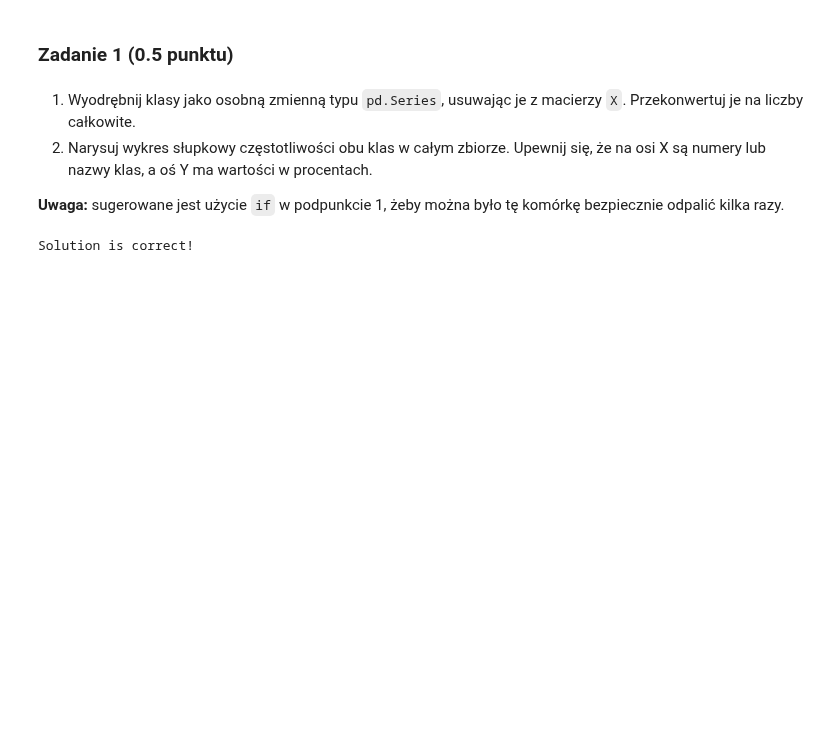
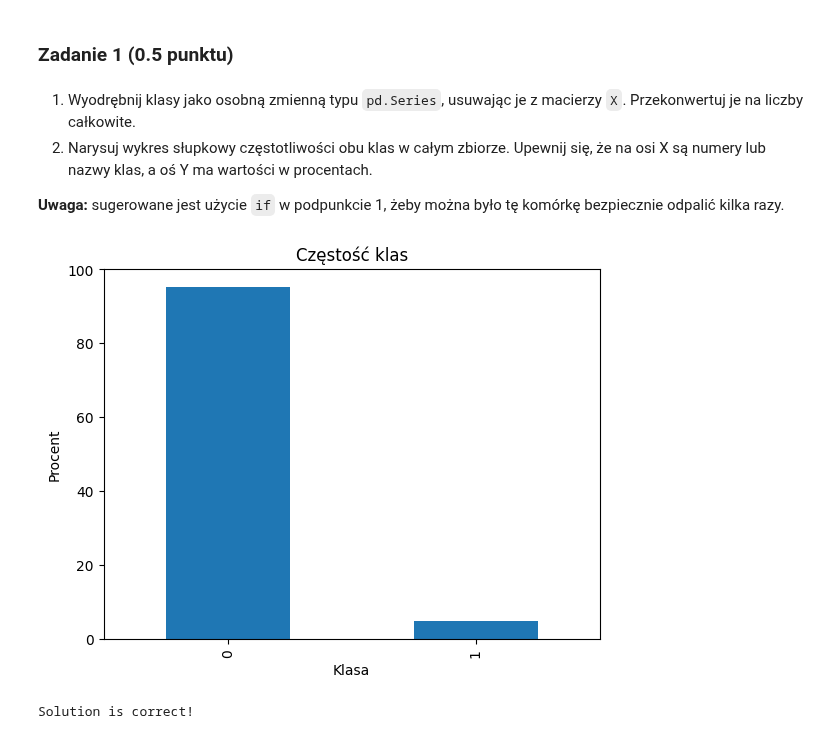
Before and after one commit to igorpie1705/sztuczna-inteligencja, a Jupyter notebook: lab2/lab_2.ipynb, the cells around one changed output. Saved outputs shown, nothing was run; the diff lists cells and outputs as text; code cells hidden in the pictures; blank space fills up the shorter version.

```diff
--- a/lab2/lab_2.ipynb
+++ b/lab2/lab_2.ipynb
@@ -123,10 +123,21 @@ DataFrame zawiera 64 atrybuty numeryczne o zróżnicowanych rozkładach wartośc
 
 **Uwaga:** sugerowane jest użycie `if` w podpunkcie 1, żeby można było tę komórkę bezpiecznie odpalić kilka razy.
 # %%
+import matplotlib.pyplot as plt
+
 if 'class' in X:
   y = X['class']
   X = X.drop("class", axis=1)
   y = y.astype('category').cat.codes
+
+(y.value_counts(normalize=True) * 100).plot(kind='bar')
+
+plt.xlabel('Klasa')
+plt.ylabel('Procent')
+plt.title('Częstość klas')
+plt.show()
+# %% [output]
+[figure, added]
 # %%
 assert "class" not in X.columns
 
```
